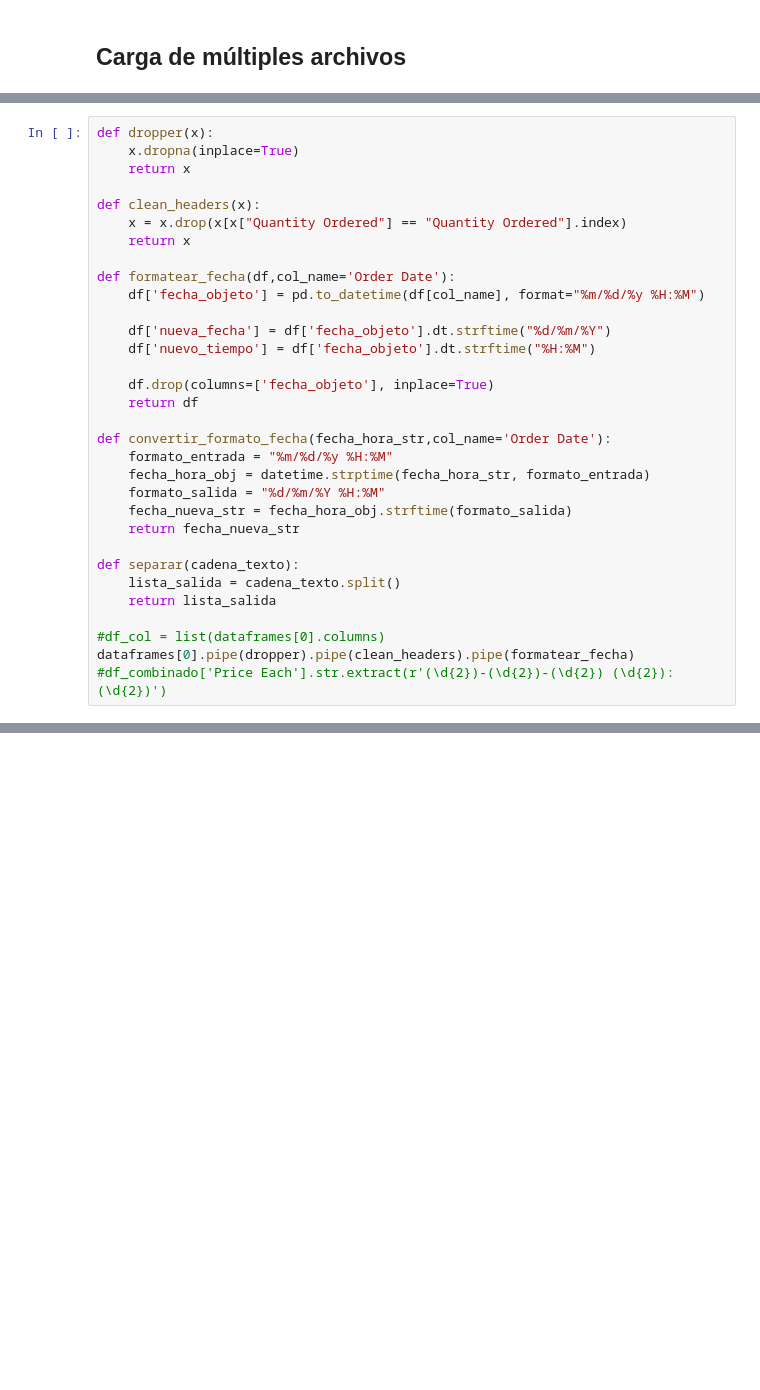
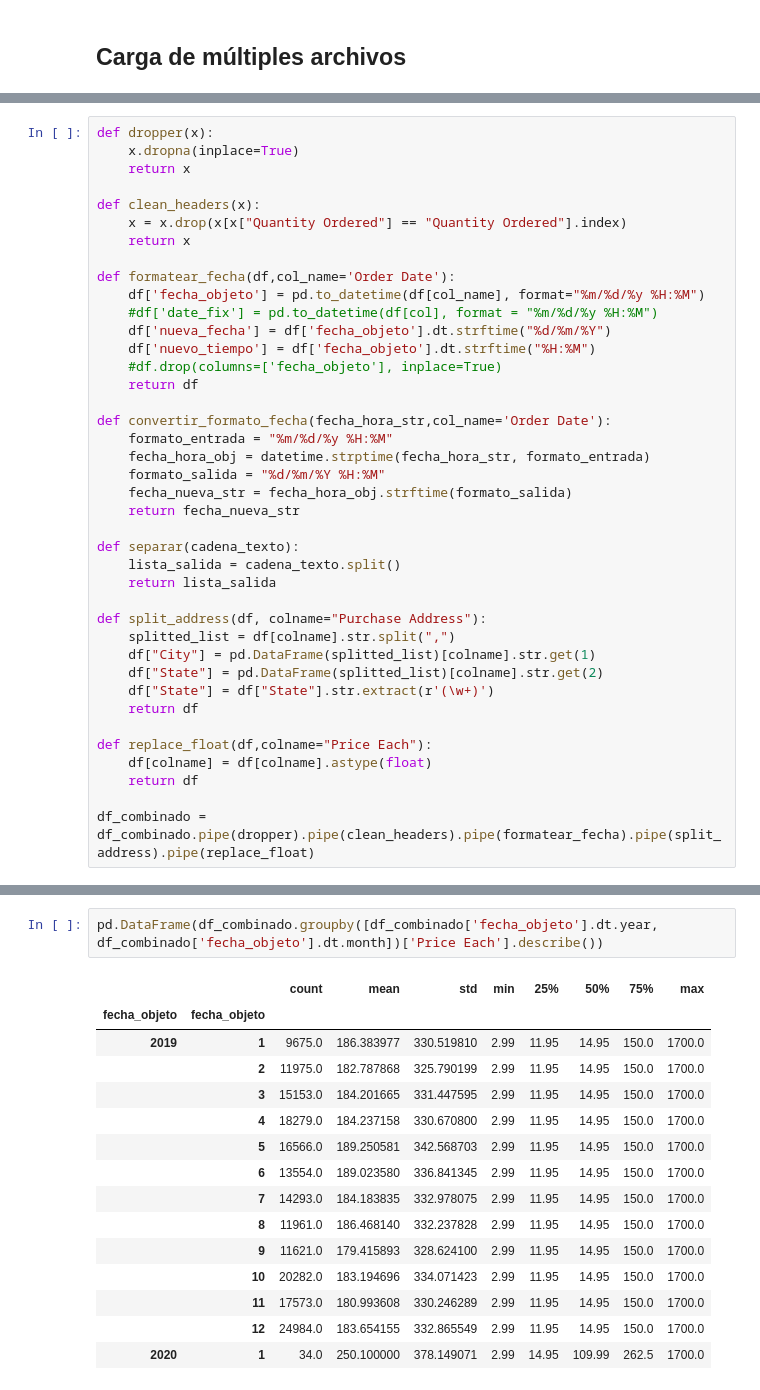
Before and after one commit to carlosjara/Nivelatorio, a Jupyter notebook: S4/Demos_S4_recuento_pre_ejercicio.ipynb, the cells around one changed output, grey strips where cells are left out. Cells and saved outputs as stored; diff of their text form; blank space fills up the shorter version.

```diff
--- a/S4/Demos_S4_recuento_pre_ejercicio.ipynb
+++ b/S4/Demos_S4_recuento_pre_ejercicio.ipynb
@@ -316,11 +297,10 @@ def clean_headers(x):
 
 def formatear_fecha(df,col_name='Order Date'):
     df['fecha_objeto'] = pd.to_datetime(df[col_name], format="%m/%d/%y %H:%M")
-
+    #df['date_fix'] = pd.to_datetime(df[col], format = "%m/%d/%y %H:%M")
     df['nueva_fecha'] = df['fecha_objeto'].dt.strftime("%d/%m/%Y")
     df['nuevo_tiempo'] = df['fecha_objeto'].dt.strftime("%H:%M")
-
-    df.drop(columns=['fecha_objeto'], inplace=True)
+    #df.drop(columns=['fecha_objeto'], inplace=True)
     return df
 
 def convertir_formato_fecha(fecha_hora_str,col_name='Order Date'):
@@ -334,6 +314,15 @@ def separar(cadena_texto):
     lista_salida = cadena_texto.split()
     return lista_salida
 
-#df_col = list(dataframes[0].columns)
-dataframes[0].pipe(dropper).pipe(clean_headers).pipe(formatear_fecha)
-#df_combinado['Price Each'].str.extract(r'(\d{2})-(\d{2})-(\d{2}) (\d{2}):(\d{2})')
+def split_address(df, colname="Purchase Address"):
+    splitted_list = df[colname].str.split(",")
+    df["City"] = pd.DataFrame(splitted_list)[colname].str.get(1)
+    df["State"] = pd.DataFrame(splitted_list)[colname].str.get(2)
+    df["State"] = df["State"].str.extract(r'(\w+)')
+    return df
+
+def replace_float(df,colname="Price Each"):
+    df[colname] = df[colname].astype(float)
+    return df
+
+df_combinado = df_combinado.pipe(dropper).pipe(clean_headers).pipe(formatear_fecha).pipe(split_address).pipe(replace_float)
@@ -353,0 +363,18 @@ dataframes[0].pipe(dropper).pipe(clean_headers).pipe(formatear_fecha)
+# %%
+pd.DataFrame(df_combinado.groupby([df_combinado['fecha_objeto'].dt.year, df_combinado['fecha_objeto'].dt.month])['Price Each'].describe())
+# %% [output]
+|  |  | count | mean | std | min | 25% | 50% | 75% | max |
+| fecha_objeto | fecha_objeto |  |  |  |  |  |  |  |  |
+| 2019 | 1 | 9675.0 | 186.383977 | 330.519810 | 2.99 | 11.95 | 14.95 | 150.0 | 1700.0 |
+|  | 2 | 11975.0 | 182.787868 | 325.790199 | 2.99 | 11.95 | 14.95 | 150.0 | 1700.0 |
+|  | 3 | 15153.0 | 184.201665 | 331.447595 | 2.99 | 11.95 | 14.95 | 150.0 | 1700.0 |
+|  | 4 | 18279.0 | 184.237158 | 330.670800 | 2.99 | 11.95 | 14.95 | 150.0 | 1700.0 |
+|  | 5 | 16566.0 | 189.250581 | 342.568703 | 2.99 | 11.95 | 14.95 | 150.0 | 1700.0 |
+|  | 6 | 13554.0 | 189.023580 | 336.841345 | 2.99 | 11.95 | 14.95 | 150.0 | 1700.0 |
+|  | 7 | 14293.0 | 184.183835 | 332.978075 | 2.99 | 11.95 | 14.95 | 150.0 | 1700.0 |
+|  | 8 | 11961.0 | 186.468140 | 332.237828 | 2.99 | 11.95 | 14.95 | 150.0 | 1700.0 |
+|  | 9 | 11621.0 | 179.415893 | 328.624100 | 2.99 | 11.95 | 14.95 | 150.0 | 1700.0 |
+|  | 10 | 20282.0 | 183.194696 | 334.071423 | 2.99 | 11.95 | 14.95 | 150.0 | 1700.0 |
+|  | 11 | 17573.0 | 180.993608 | 330.246289 | 2.99 | 11.95 | 14.95 | 150.0 | 1700.0 |
+|  | 12 | 24984.0 | 183.654155 | 332.865549 | 2.99 | 11.95 | 14.95 | 150.0 | 1700.0 |
+| 2020 | 1 | 34.0 | 250.100000 | 378.149071 | 2.99 | 14.95 | 109.99 | 262.5 | 1700.0 |
```
Also changed, not shown: parts of 8 cells of this notebook.
